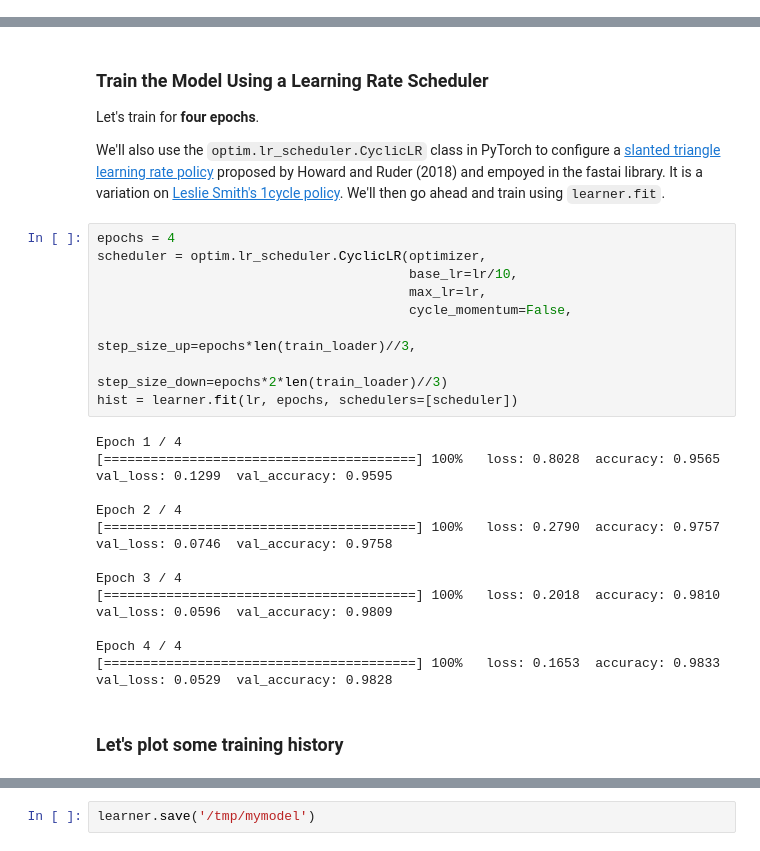
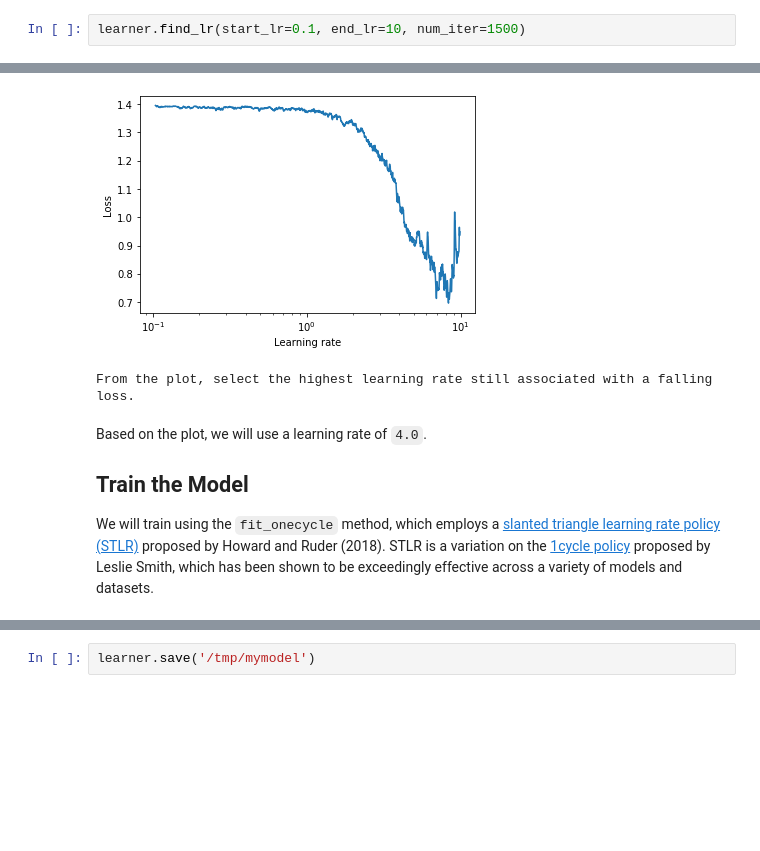
Before and after one commit to amaiya/torchfit, a Jupyter notebook: examples/tutorial.ipynb, the cells around one changed output, grey strips where cells are left out. Saved outputs shown, nothing was run; the diff lists cells and outputs as text; blank space fills up the shorter version.

Commit message:
mods for custom models and tutorial

```diff
--- a/examples/tutorial.ipynb
+++ b/examples/tutorial.ipynb
@@ -91,0 +110,3 @@ lr = 1e-3
+# %%
+learner.find_lr(start_lr=0.1, end_lr=10, num_iter=1500)
+# %% [output]
@@ -92,29 +114,8 @@ lr = 1e-3
+[figure, added]
+From the plot, select the highest learning rate still associated with a falling loss.
 # %% [markdown]
-### Train the Model Using a Learning Rate Scheduler
+Based on the plot, we will use a learning rate of `4.0`.
 
-Let's train for **four epochs**.
+## Train the Model
 
-We'll also use the `optim.lr_scheduler.CyclicLR` class in PyTorch to configure a [slanted triangle learning rate policy](https://arxiv.org/pdf/1801.06146.pdf) proposed by Howard and Ruder (2018) and empoyed in the fastai library. It is a variation on [Leslie Smith's 1cycle policy](https://arxiv.org/pdf/1803.09820.pdf).  We'll then go ahead and train using `learner.fit`.
+We will train using the `fit_onecycle` method, which employs a [slanted triangle learning rate policy (STLR)](https://arxiv.org/abs/1801.06146) proposed by Howard and Ruder (2018). STLR is a variation on the [1cycle policy](https://arxiv.org/pdf/1803.09820.pdf) proposed by Leslie Smith, which has been shown to be exceedingly effective across a variety of models and datasets.
-# %%
-epochs = 4
-scheduler = optim.lr_scheduler.CyclicLR(optimizer,
-                                        base_lr=lr/10,
-                                        max_lr=lr,
-                                        cycle_momentum=False,
-                                        step_size_up=epochs*len(train_loader)//3,
-                                        step_size_down=epochs*2*len(train_loader)//3)
-hist = learner.fit(lr, epochs, schedulers=[scheduler])
-# %% [output]
-Epoch 1 / 4
-[========================================] 100%   loss: 0.8028  accuracy: 0.9565  val_loss: 0.1299  val_accuracy: 0.9595
-
-Epoch 2 / 4
-[========================================] 100%   loss: 0.2790  accuracy: 0.9757  val_loss: 0.0746  val_accuracy: 0.9758
-
-Epoch 3 / 4
-[========================================] 100%   loss: 0.2018  accuracy: 0.9810  val_loss: 0.0596  val_accuracy: 0.9809
-
-Epoch 4 / 4
-[========================================] 100%   loss: 0.1653  accuracy: 0.9833  val_loss: 0.0529  val_accuracy: 0.9828
-# %% [markdown]
-### Let's plot some training history
```
Also changed, not shown: parts of 46 cells of this notebook, 3 other files.
